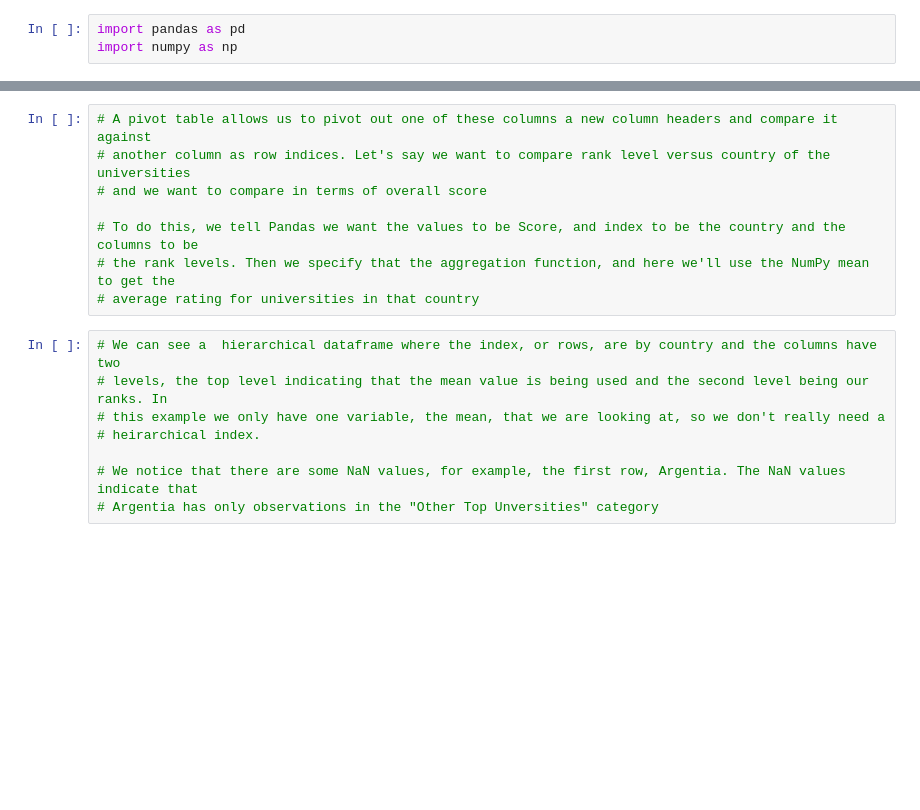
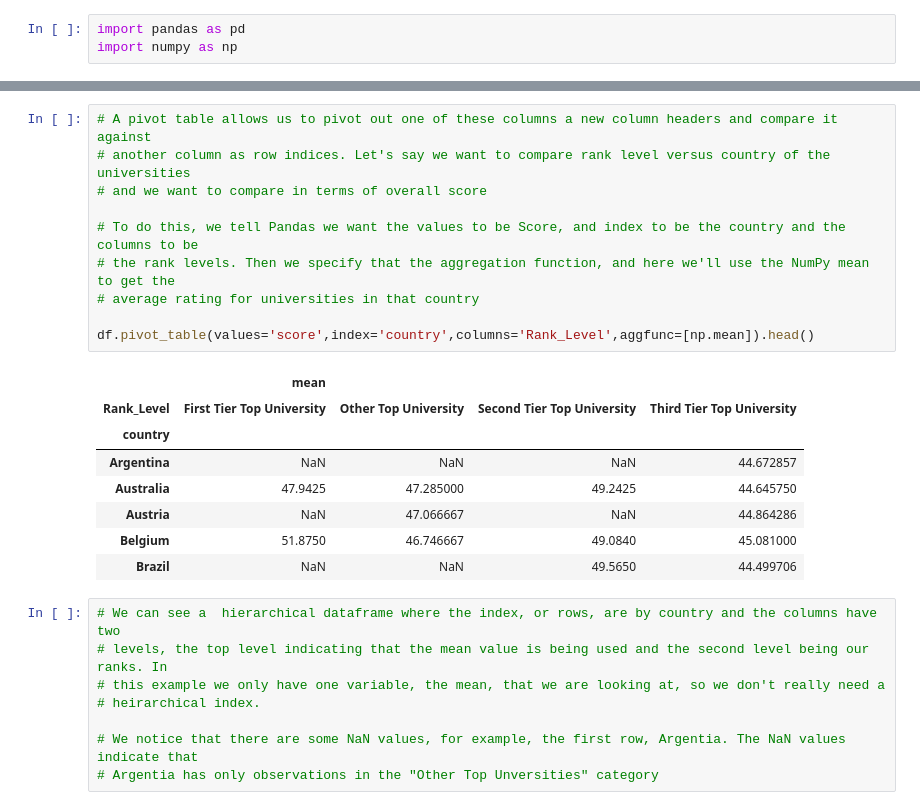
Before and after one commit to irinavalenzuela/Applied-Data-Science-Python, a Jupyter notebook: Week3_dataprocessing.ipynb, the cells around one changed output, grey strips where cells are left out. Saved outputs shown, nothing was run; the diff lists cells and outputs as text; blank space fills up the shorter version.

```diff
--- a/Week3_dataprocessing.ipynb
+++ b/Week3_dataprocessing.ipynb
@@ -970,11 +998,22 @@ df.head()
 # %%
 # A pivot table allows us to pivot out one of these columns a new column headers and compare it against
 # another column as row indices. Let's say we want to compare rank level versus country of the universities
 # and we want to compare in terms of overall score
 
 # To do this, we tell Pandas we want the values to be Score, and index to be the country and the columns to be
 # the rank levels. Then we specify that the aggregation function, and here we'll use the NumPy mean to get the
 # average rating for universities in that country
+
+df.pivot_table(values='score',index='country',columns='Rank_Level',aggfunc=[np.mean]).head()
+# %% [output]
+|  | mean |  |  |  |
+| Rank_Level | First Tier Top University | Other Top University | Second Tier Top University | Third Tier Top University |
+| country |  |  |  |  |
+| Argentina | NaN | NaN | NaN | 44.672857 |
+| Australia | 47.9425 | 47.285000 | 49.2425 | 44.645750 |
+| Austria | NaN | 47.066667 | NaN | 44.864286 |
+| Belgium | 51.8750 | 46.746667 | 49.0840 | 45.081000 |
+| Brazil | NaN | NaN | 49.5650 | 44.499706 |
 # %%
 # We can see a  hierarchical dataframe where the index, or rows, are by country and the columns have two
 # levels, the top level indicating that the mean value is being used and the second level being our ranks. In
```
Also changed, not shown: parts of 2 cells of this notebook.
